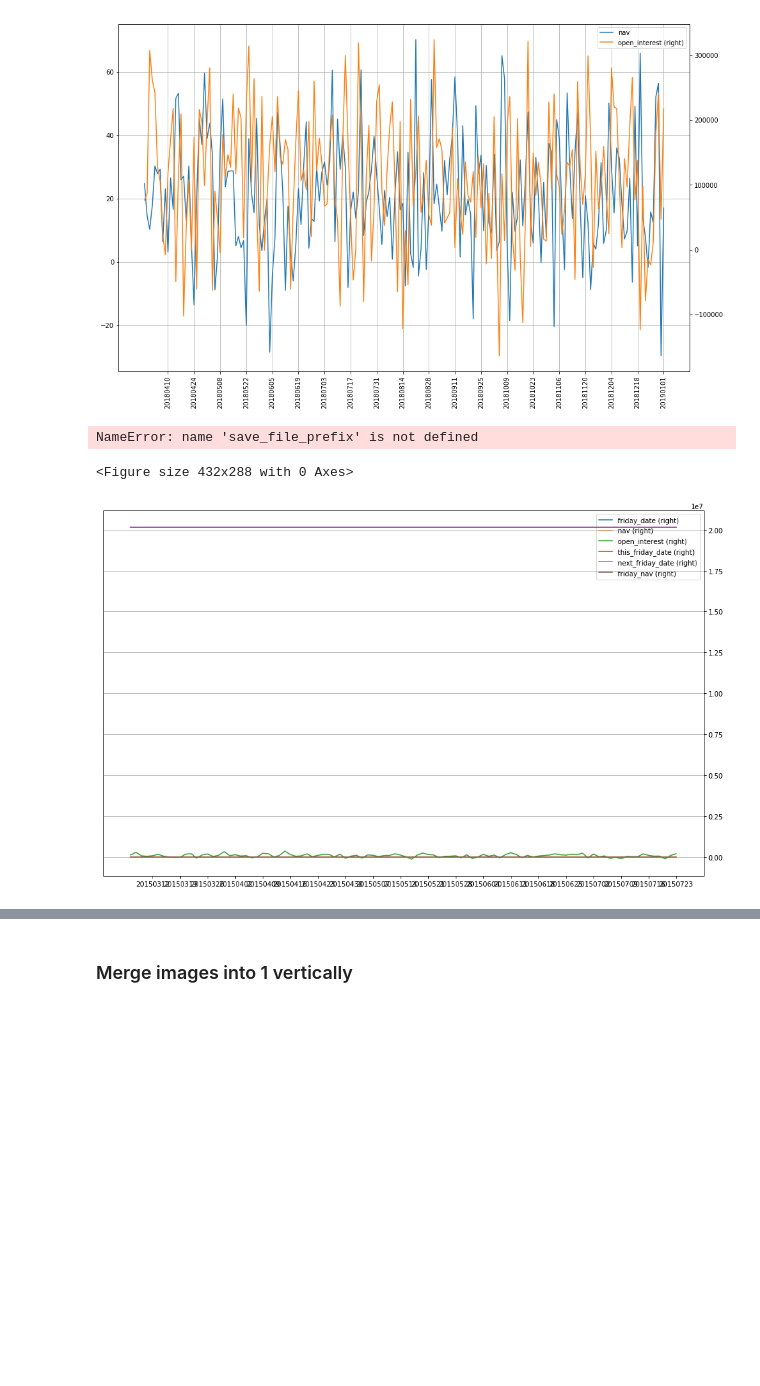
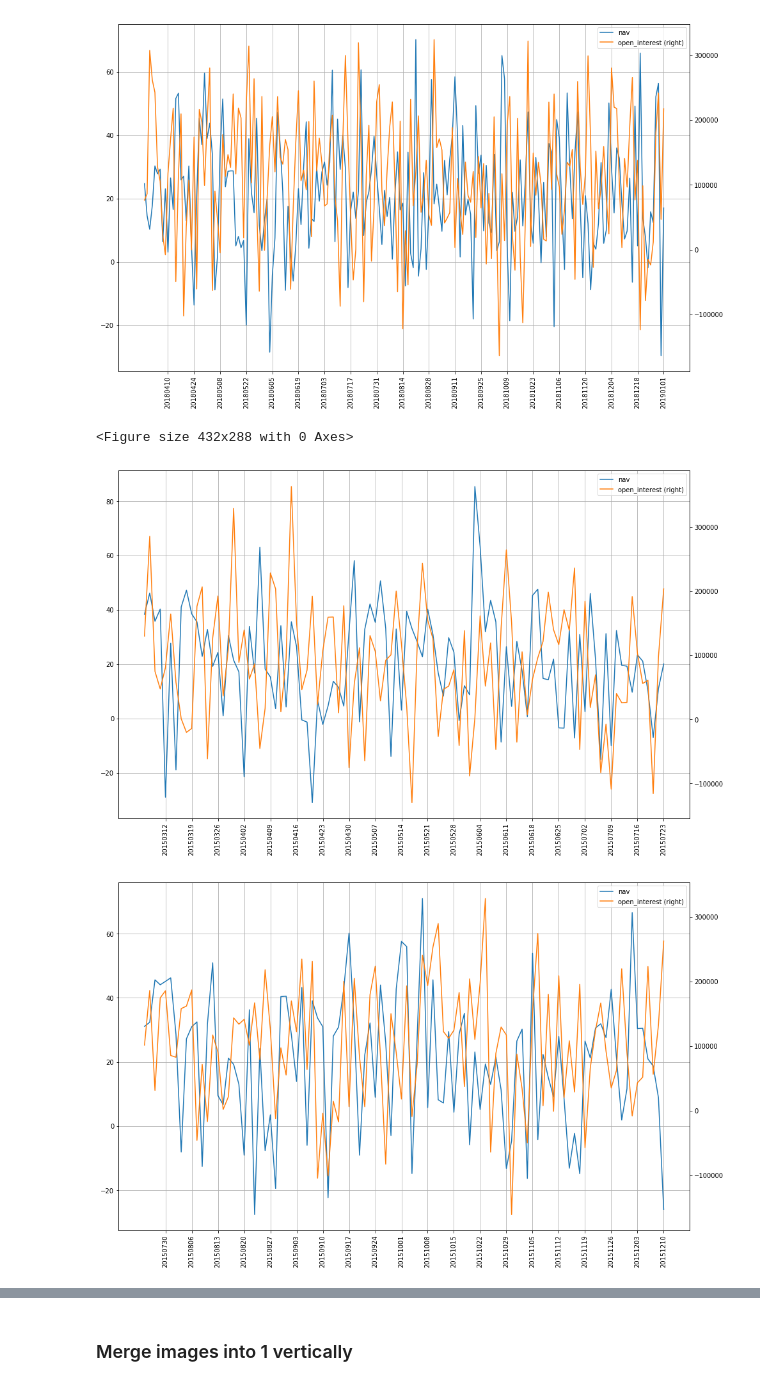
Before and after one commit to bgithub1/cme_open_interest, a Jupyter notebook: utiltiies.ipynb, the cells around one changed output, grey strips where cells are left out. Saved outputs shown, nothing was run; the diff lists cells and outputs as text; code cells hidden in the pictures; blank space fills up the shorter version.

```diff
--- a/utiltiies.ipynb
+++ b/utiltiies.ipynb
@@ -170,8 +178,8 @@ plot_pandas(df_in=df_merged[['trade_date','nav','open_interest']][-200:],x_colum
 # %% [output]
 [figure]
 # %%
-image_names = multi_plot(df_merged,'trade_date','random_nav')
+image_names = multi_plot(df_merged[['trade_date','nav','open_interest']],'trade_date','random_nav')
 # %% [output]
-NameError: name 'save_file_prefix' is not defined
+<Figure size 432x288 with 0 Axes>
-<Figure size 432x288 with 0 Axes>
-[figure, old version]
+[figure, new version]
+[figure, added]
```
Also changed, not shown: parts of 5 cells of this notebook.
